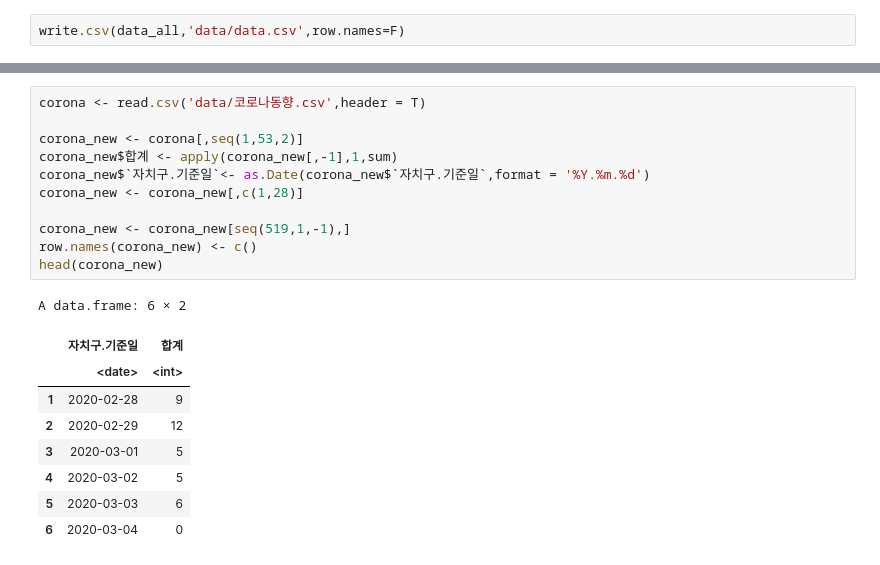
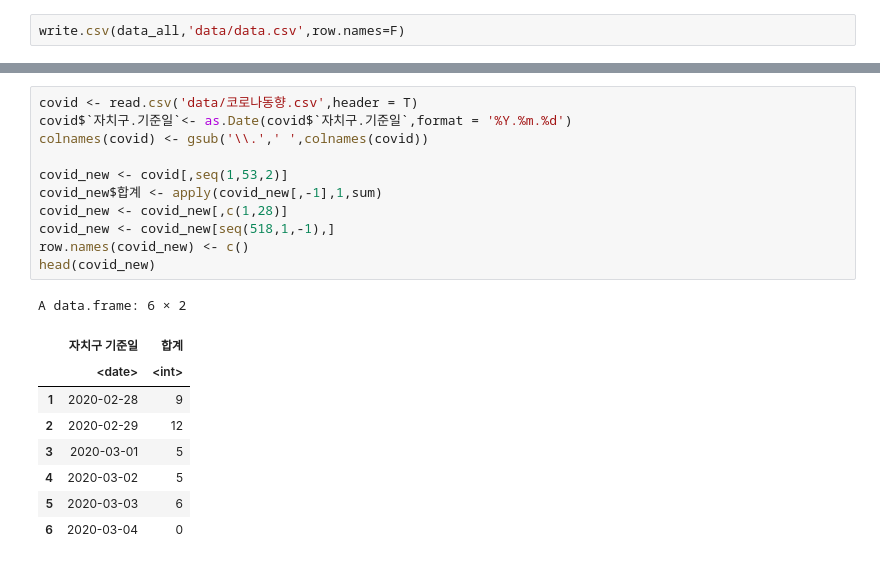
Before and after one commit to tommylee8939/TIL, a Jupyter notebook: R-project/project.ipynb, the cells around one changed output, grey strips where cells are left out. Saved outputs shown, nothing was run; the diff lists cells and outputs as text.

```diff
--- a/R-project/project.ipynb
+++ b/R-project/project.ipynb
@@ -125,17 +97,17 @@ A data.frame: 17640 × 26
 # %%
-corona <- read.csv('data/코로나동향.csv',header = T)
+covid <- read.csv('data/코로나동향.csv',header = T)
+covid$`자치구.기준일`<- as.Date(covid$`자치구.기준일`,format = '%Y.%m.%d')
+colnames(covid) <- gsub('\\.',' ',colnames(covid))
 
-corona_new <- corona[,seq(1,53,2)]
-corona_new$합계 <- apply(corona_new[,-1],1,sum)
-corona_new$`자치구.기준일`<- as.Date(corona_new$`자치구.기준일`,format = '%Y.%m.%d')
-corona_new <- corona_new[,c(1,28)]
-
-corona_new <- corona_new[seq(519,1,-1),]
-row.names(corona_new) <- c()
-head(corona_new)
+covid_new <- covid[,seq(1,53,2)]
+covid_new$합계 <- apply(covid_new[,-1],1,sum)
+covid_new <- covid_new[,c(1,28)]
+covid_new <- covid_new[seq(518,1,-1),]
+row.names(covid_new) <- c()
+head(covid_new)
 # %% [output]
 A data.frame: 6 × 2
-|  | 자치구.기준일 | 합계 |
+|  | 자치구 기준일 | 합계 |
 |  | <date> | <int> |
 | 1 | 2020-02-28 | 9 |
 | 2 | 2020-02-29 | 12 |
```
Also changed, not shown: parts of 16 cells of this notebook, 3 other files.
